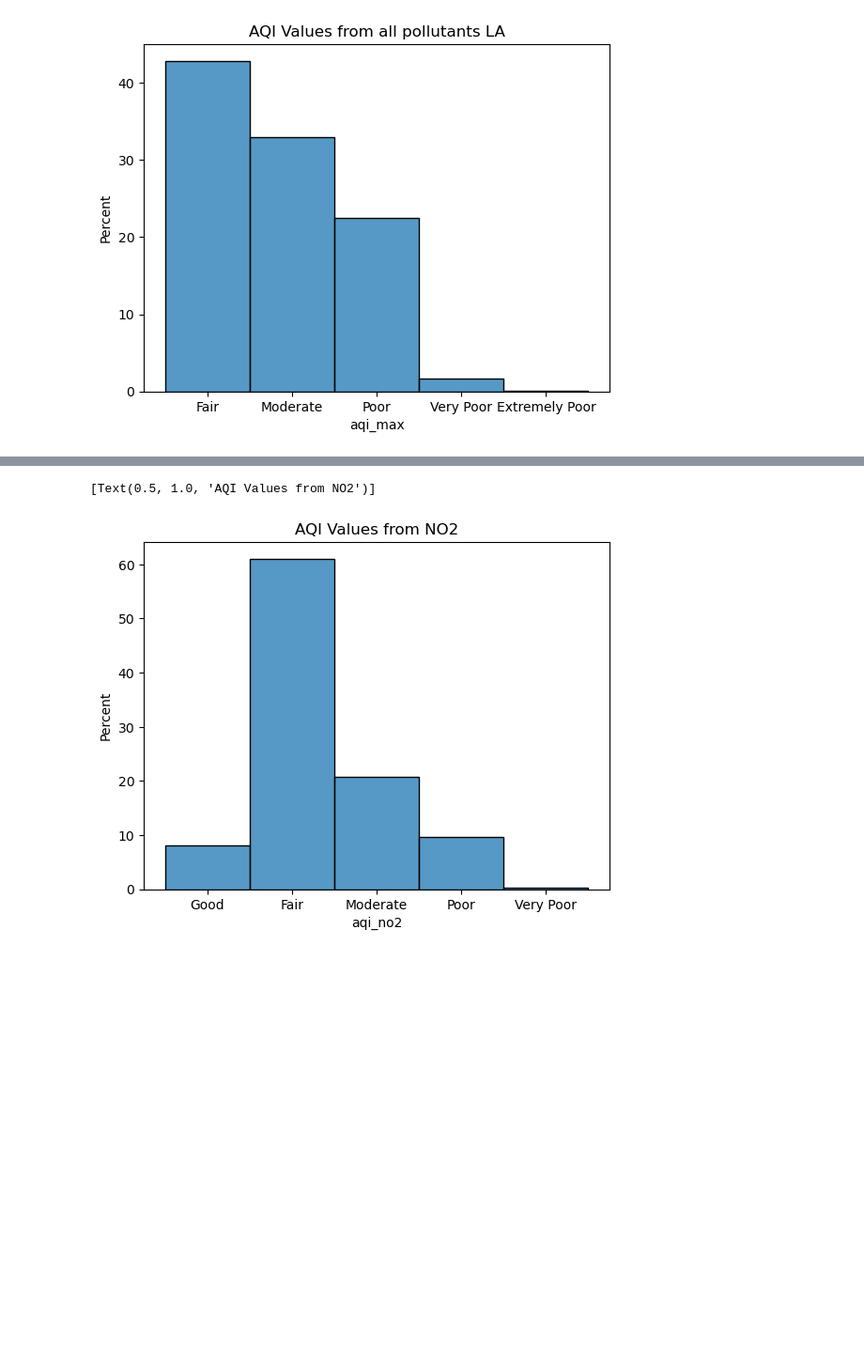
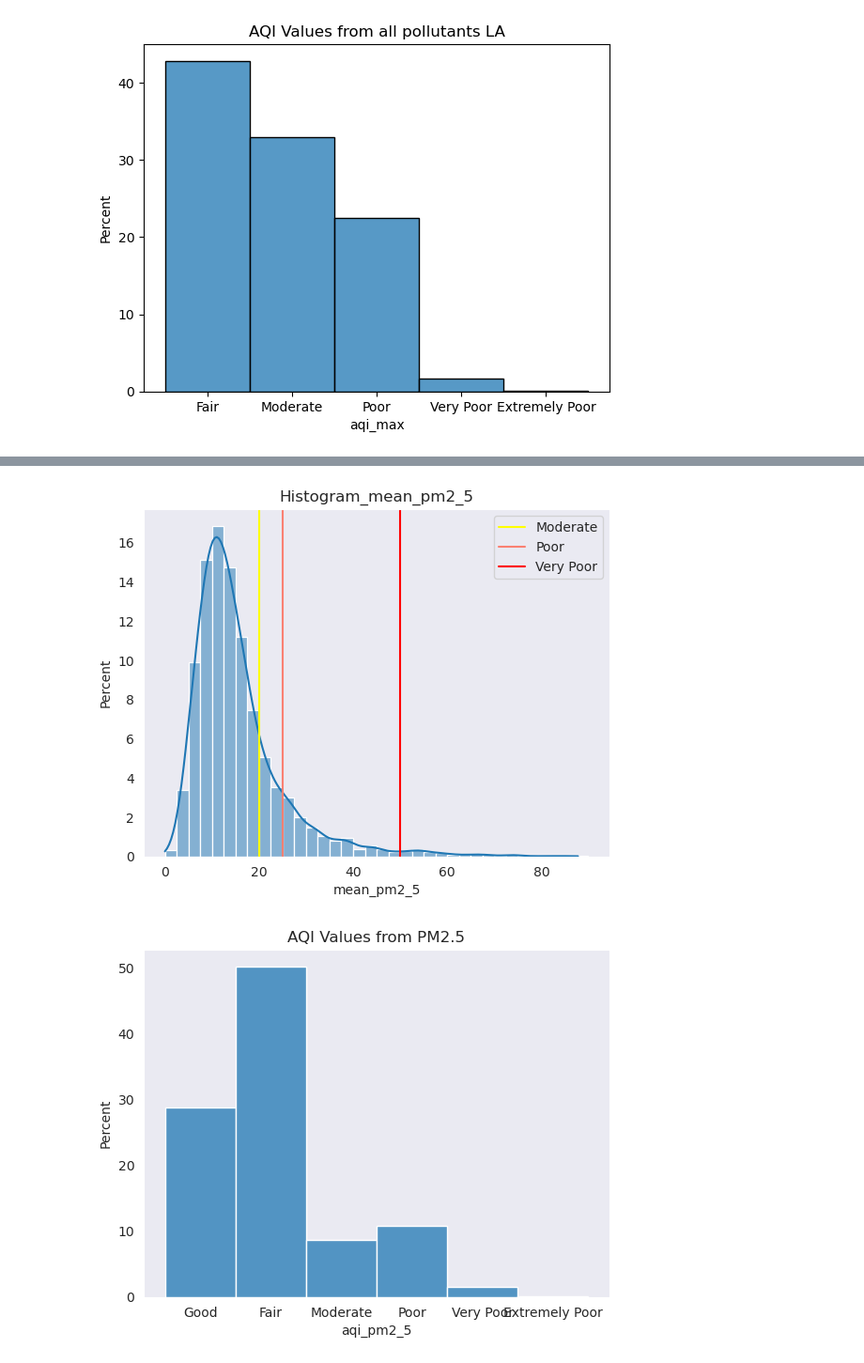
Before and after one commit to fxschmidt/AirPollution, a Jupyter notebook: Eigenes_Projekt/exploratory_data_analysis.ipynb, the cells around one changed output, grey strips where cells are left out. Shown at 94% size. Drawn from its saved outputs; the diff is of its cells as text; code cells hidden in the pictures; blank space fills up the shorter version.

```diff
--- a/Eigenes_Projekt/exploratory_data_analysis.ipynb
+++ b/Eigenes_Projekt/exploratory_data_analysis.ipynb
@@ -129,5 +133,8 @@ pollutant_hist("no2",bins=10)
 # %%
-sns.histplot(x=pollution["aqi_no2"],stat="percent").set(title="AQI Values from NO2")
+pollutant_hist("pm2_5",bins=2.5,max_value=False)
+plt.show()
+sns.histplot(x=pollution["aqi_pm2_5"],stat="percent").set(title="AQI Values from PM2.5")
+plt.show()
 # %% [output]
-[Text(0.5, 1.0, 'AQI Values from NO2')]
-[figure, old version]
+[figure, new version]
+[figure, added]
```
Also changed, not shown: parts of 46 cells of this notebook, 5 other files.
